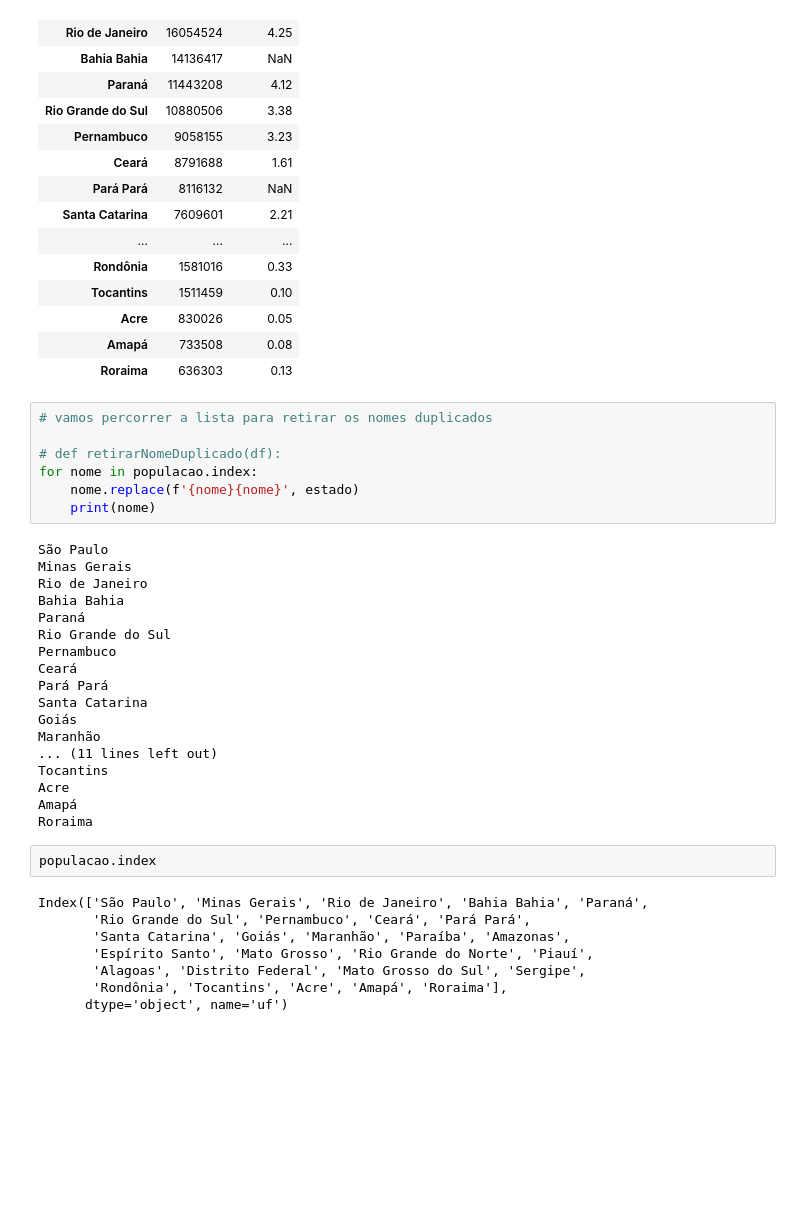
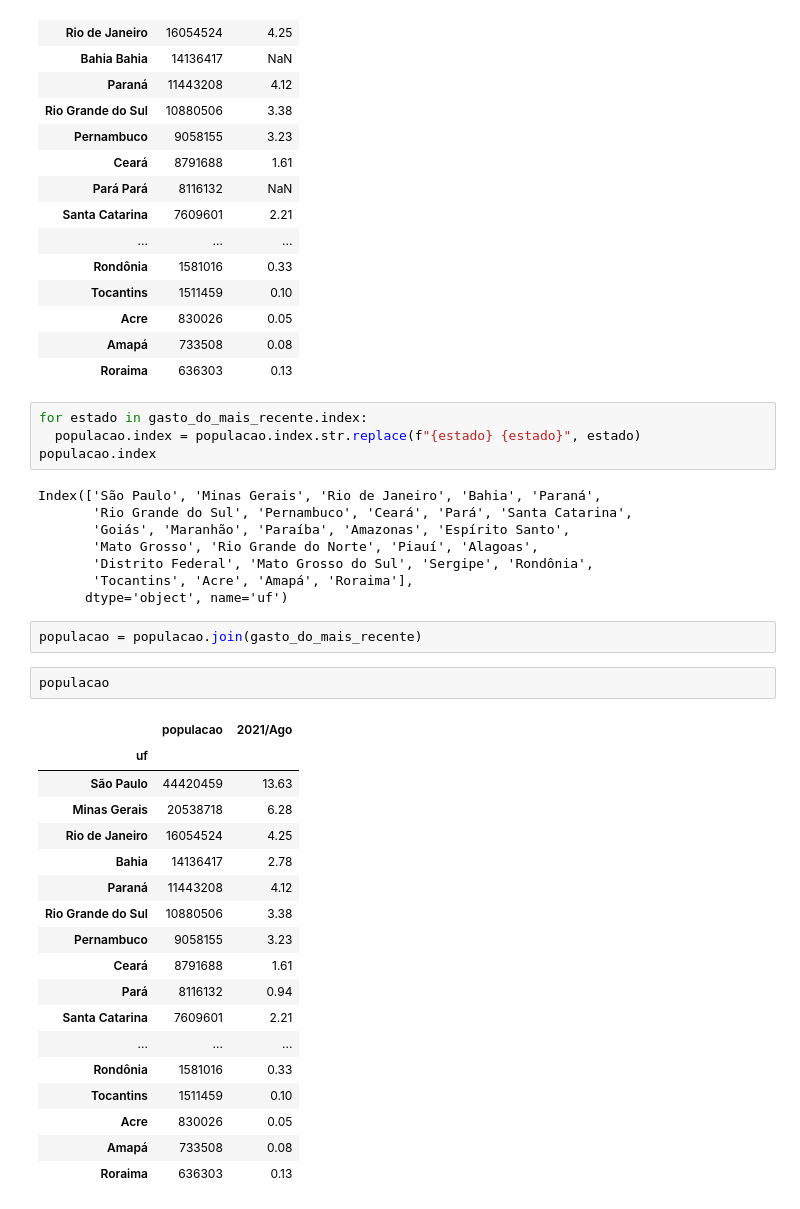
Before and after one commit to marcorc30/pos_fiap, a Jupyter notebook: fase1/VisualizacaoDados/Fase_1.ipynb, the cells around one changed output. Cells and saved outputs as stored; diff of their text form; blank space fills up the shorter version.

```diff
--- a/fase1/VisualizacaoDados/Fase_1.ipynb
+++ b/fase1/VisualizacaoDados/Fase_1.ipynb
@@ -843,37 +843,37 @@ populacao.join(gasto_do_mais_recente)
 | Amapá | 733508 | 0.08 |
 | Roraima | 636303 | 0.13 |
 # %%
-# vamos percorrer a lista para retirar os nomes duplicados
-
-# def retirarNomeDuplicado(df):
-for nome in populacao.index:
-    nome.replace(f'{nome}{nome}', estado)
-    print(nome)
+for estado in gasto_do_mais_recente.index:
+  populacao.index = populacao.index.str.replace(f"{estado} {estado}", estado)
+populacao.index
 # %% [output]
-São Paulo
-Minas Gerais
-Rio de Janeiro
-Bahia Bahia
-Paraná
-Rio Grande do Sul
-Pernambuco
-Ceará
-Pará Pará
-Santa Catarina
-Goiás
-Maranhão
-... (11 lines left out)
-Tocantins
-Acre
-Amapá
-Roraima
+Index(['São Paulo', 'Minas Gerais', 'Rio de Janeiro', 'Bahia', 'Paraná',
+       'Rio Grande do Sul', 'Pernambuco', 'Ceará', 'Pará', 'Santa Catarina',
+       'Goiás', 'Maranhão', 'Paraíba', 'Amazonas', 'Espírito Santo',
+       'Mato Grosso', 'Rio Grande do Norte', 'Piauí', 'Alagoas',
+       'Distrito Federal', 'Mato Grosso do Sul', 'Sergipe', 'Rondônia',
+       'Tocantins', 'Acre', 'Amapá', 'Roraima'],
+      dtype='object', name='uf')
-# %%
-populacao.index
-# %% [output]
-Index(['São Paulo', 'Minas Gerais', 'Rio de Janeiro', 'Bahia Bahia', 'Paraná',
-       'Rio Grande do Sul', 'Pernambuco', 'Ceará', 'Pará Pará',
-       'Santa Catarina', 'Goiás', 'Maranhão', 'Paraíba', 'Amazonas',
-       'Espírito Santo', 'Mato Grosso', 'Rio Grande do Norte', 'Piauí',
-       'Alagoas', 'Distrito Federal', 'Mato Grosso do Sul', 'Sergipe',
-       'Rondônia', 'Tocantins', 'Acre', 'Amapá', 'Roraima'],
-      dtype='object', name='uf')
+# %%
+populacao = populacao.join(gasto_do_mais_recente)
+# %%
+populacao
+# %% [output]
+|  | populacao | 2021/Ago |
+| uf |  |  |
+| São Paulo | 44420459 | 13.63 |
+| Minas Gerais | 20538718 | 6.28 |
+| Rio de Janeiro | 16054524 | 4.25 |
+| Bahia | 14136417 | 2.78 |
+| Paraná | 11443208 | 4.12 |
+| Rio Grande do Sul | 10880506 | 3.38 |
+| Pernambuco | 9058155 | 3.23 |
+| Ceará | 8791688 | 1.61 |
+| Pará | 8116132 | 0.94 |
+| Santa Catarina | 7609601 | 2.21 |
+| ... | ... | ... |
+| Rondônia | 1581016 | 0.33 |
+| Tocantins | 1511459 | 0.10 |
+| Acre | 830026 | 0.05 |
+| Amapá | 733508 | 0.08 |
+| Roraima | 636303 | 0.13 |
```
Also changed, not shown: 11 other files.
